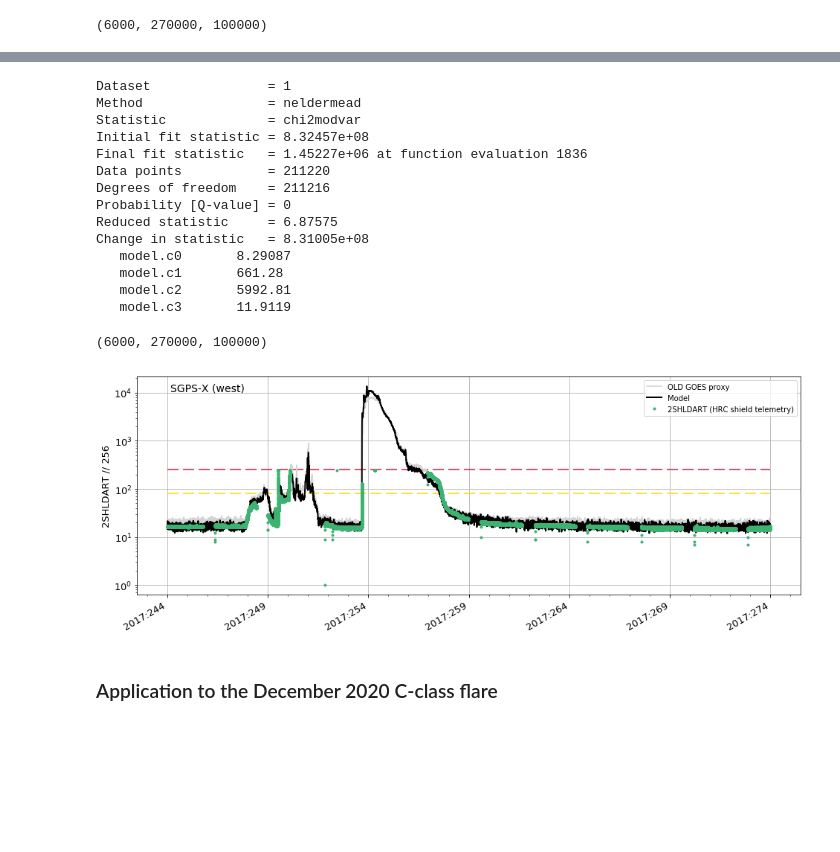
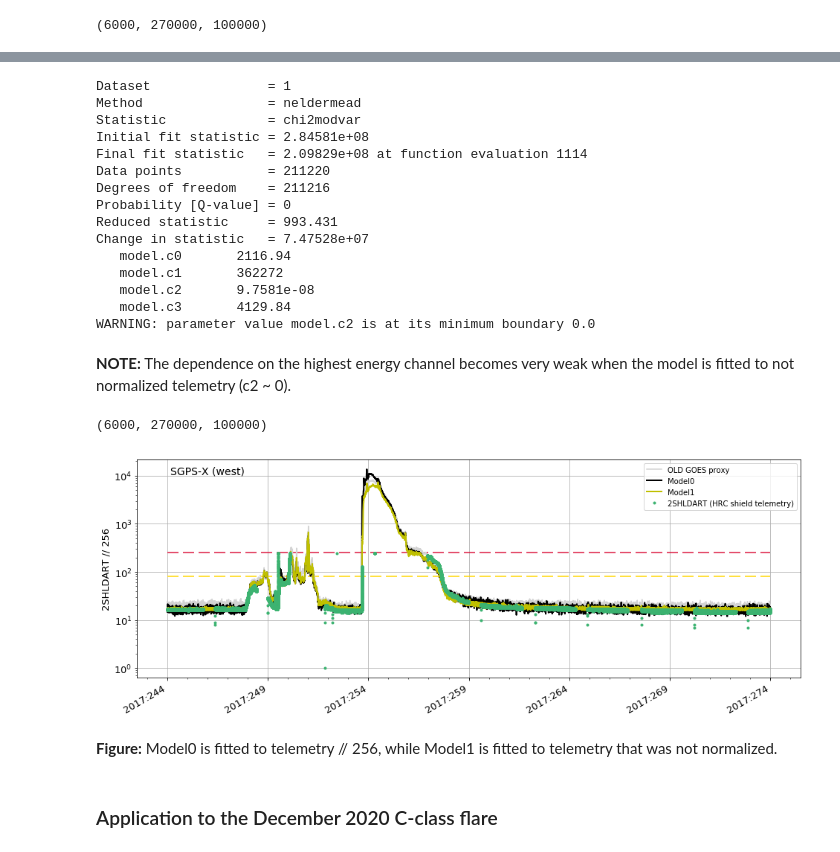
Before and after one commit to chandra-mta/mtanb, a Jupyter notebook: g16-hrc-proxy/flare-2017-HRC-shield-proxy-calibration.ipynb, the cells around one changed output, grey strips where cells are left out. Drawn from its saved outputs; the diff is of its cells as text; code cells hidden in the pictures; blank space fills up the shorter version.

```diff
--- a/g16-hrc-proxy/flare-2017-HRC-shield-proxy-calibration.ipynb
+++ b/g16-hrc-proxy/flare-2017-HRC-shield-proxy-calibration.ipynb
@@ -404,8 +380,6 @@ AA, BB, CC
 (6000, 270000, 100000)
 # %%
 # Fitting
-
-pars0 = [AA, BB, CC, 16]
 
 def hrc_shield_proxy(pars, ch0, ch1, ch2):
     c0, c1, c2, c3 = pars
@@ -442,9 +416,17 @@ def fit_hrc_proxy(times, vals):
         comp_name = f'c{i}'
         setattr(fmod, comp_name, pars0[i])
         comp = getattr(fmod, comp_name)
-        comp.max = 3e5
+        comp.max = 3e6
         comp.min = 0
 
     ui.fit(data_id)
     #conf = ui.get_confidence_results()
     return ui.get_fit_results()
+# %%
+# Fit normalized telemetry
+# This model was presented at the radiation meeting, except that
+# in the current version of the notebook all // 256 are explicit
+# throughout the notebook instead of being performed in Cell 10
+# (fetching telemetry from the Ska archive) and def of calc_HRCProxy()
+pars0 = [AA, BB, CC, 16]
+res0 = fit_hrc_proxy(shld2017.times[shld2017_flt], shld2017.vals[shld2017_flt] // 256)
@@ -451,20 +448,25 @@ def fit_hrc_proxy(times, vals):
 # %%
-res = fit_hrc_proxy(shld2017.times[shld2017_flt], shld2017.vals[shld2017_flt])
+# Fit not normalized telemetry
+pars0 = [AA, BB, CC, 4000]
+res1 = fit_hrc_proxy(shld2017.times[shld2017_flt], shld2017.vals[shld2017_flt])
 # %% [output]
 Dataset               = 1
 Method                = neldermead
 Statistic             = chi2modvar
-Initial fit statistic = 8.32457e+08
-Final fit statistic   = 1.45227e+06 at function evaluation 1836
+Initial fit statistic = 2.84581e+08
+Final fit statistic   = 2.09829e+08 at function evaluation 1114
 Data points           = 211220
 Degrees of freedom    = 211216
 Probability [Q-value] = 0
-Reduced statistic     = 6.87575
-Change in statistic   = 8.31005e+08
-   model.c0       8.29087
-   model.c1       661.28
-   model.c2       5992.81
-   model.c3       11.9119
+Reduced statistic     = 993.431
+Change in statistic   = 7.47528e+07
+   model.c0       2116.94
+   model.c1       362272
+   model.c2       9.7581e-08
+   model.c3       4129.84
+WARNING: parameter value model.c2 is at its minimum boundary 0.0
+# %% [markdown]
+__NOTE:__ The dependence on the highest energy channel becomes very weak when the model is fitted to not normalized telemetry (c2 ~ 0).
 # %%
 AA, BB, CC
 # %% [output]
@@ -472,36 +474,46 @@ AA, BB, CC
 # %%
 hrcproxy_correction = 0
 
 plt.figure(figsize=[16, 6])
 
 # OLD proxy
 plot_cxctime(goes_arc['secs'][arc2017_flt],
              goes_arc['hrc_shield'][arc2017_flt],
              color='lightgray', label="OLD GOES proxy")
 
 # HRC shield rate new proxy model (new data, new coefficients)
-model_2017 = hrc_shield_proxy(res.parvals,
-                              ProtonFluxes[:, k, 5],
-                              ProtonFluxes[:, k, 7],
-                              ProtonFluxes[:, k, 8])
-plot_cxctime(TimeStamp, model_2017, '-', lw=2,
-             color='k', label='Model')
+model0_2017 = hrc_shield_proxy(res0.parvals,
+                               ProtonFluxes[:, k, 5],
+                               ProtonFluxes[:, k, 7],
+                               ProtonFluxes[:, k, 8])
+plot_cxctime(TimeStamp, model0_2017, '-', lw=2,
+             color='k', label='Model0')
+
+# HRC shield rate new proxy model (new data, new coefficients)
+model1_2017 = hrc_shield_proxy(res1.parvals,
+                               ProtonFluxes[:, k, 5],
+                               ProtonFluxes[:, k, 7],
+                               ProtonFluxes[:, k, 8])
+plot_cxctime(TimeStamp, model1_2017 // 256, '-', lw=2,
+             color='y', label='Model1')
 
 # HRC shield rate, Chandra telemetry
-plot_cxctime(shld2017.times[shld2017_flt], shld2017.vals[shld2017_flt],
+plot_cxctime(shld2017.times[shld2017_flt], shld2017.vals[shld2017_flt] // 256,
              color='mediumseagreen', marker='.', ls='None', label=f"2SHLDART (HRC shield telemetry)")
 
 # Limits
 plt.hlines([80], DateTime(FLARE_START_TIME).plotdate, DateTime(FLARE_END_TIME).plotdate,
            color='gold', linestyle=(0, (10, 4)))
 plt.hlines([250], DateTime(FLARE_START_TIME).plotdate, DateTime(FLARE_END_TIME).plotdate,
            color='crimson', linestyle=(0, (10, 4)))
 
 ax = plt.gca()
 plot_format(ax, k)
 plt.ylabel('2SHLDART // 256');
 # %% [output]
-[figure, old version]
+[figure, new version]
+# %% [markdown]
+__Figure:__ Model0 is fitted to telemetry // 256, while Model1 is fitted to telemetry that was not normalized.
 # %% [markdown]
 ### Application to the December 2020 C-class flare
 # %%
```
Also changed, not shown: parts of 17 cells of this notebook.
